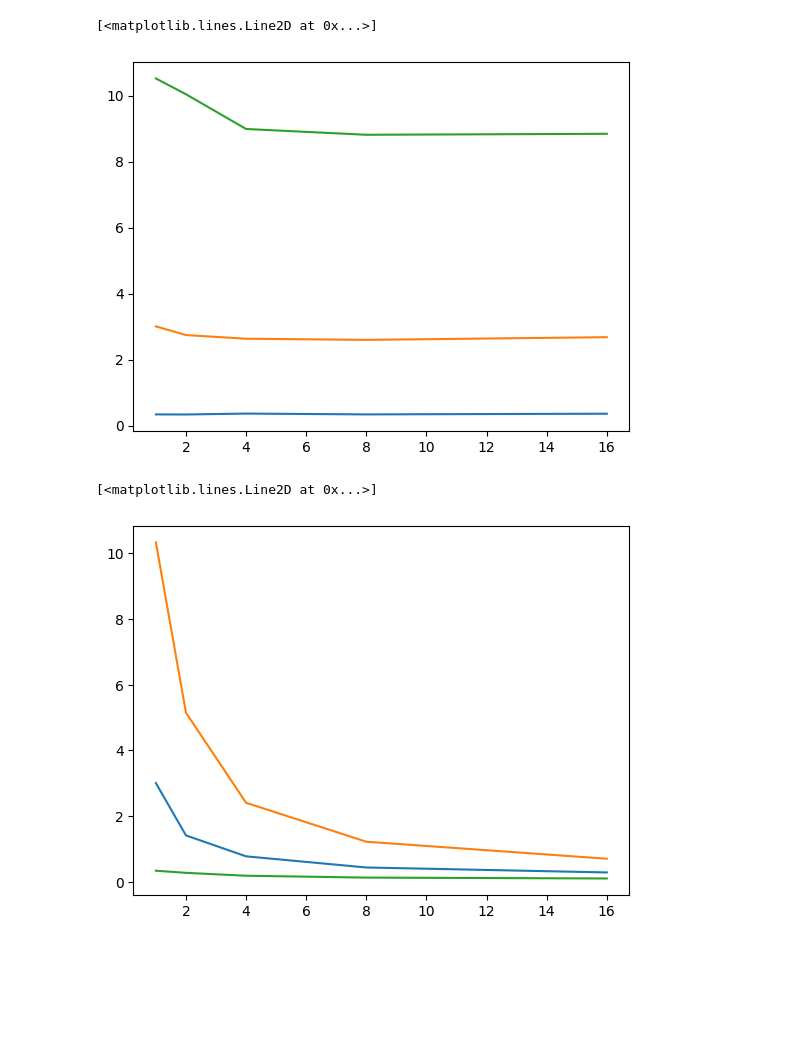
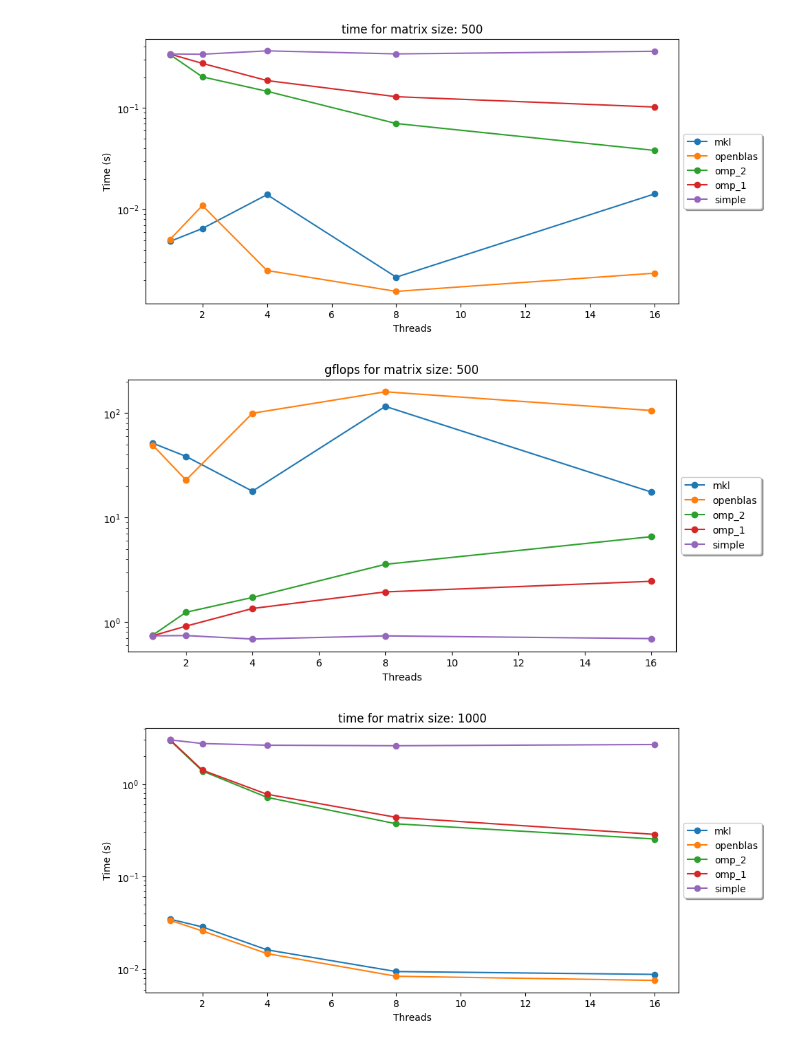
Before and after one commit to MoskalenkoRomanBorisovich/dgemm_omp, a Jupyter notebook: benschmark_results/speed_analisys.ipynb, the cells around one changed output. Saved outputs shown, nothing was run; the diff lists cells and outputs as text; code cells hidden in the pictures; blank space fills up the shorter version.

```diff
--- a/benschmark_results/speed_analisys.ipynb
+++ b/benschmark_results/speed_analisys.ipynb
@@ -141,14 +138,25 @@ plt.plot(threads_arr, res["time"]["openblas"][2])
-# %%
-plt.plot(threads_arr, res["time"]["simple"][0])
-plt.plot(threads_arr, res["time"]["simple"][1])
-plt.plot(threads_arr, res["time"]["simple"][2])
-# %% [output]
-[<matplotlib.lines.Line2D at 0x...>]
-[figure, removed]
-# %%
-plt.plot(threads_arr, res["time"]["omp_1"][1])
-plt.plot(threads_arr, res["time"]["omp_1"][2])
-plt.plot(threads_arr, res["time"]["omp_1"][0])
-# %% [output]
-[<matplotlib.lines.Line2D at 0x...>]
-[figure, removed]
+# %%
+
+for i in range(len(mat_sizes)):
+    for title in res:
+        plt.figure(figsize=(10,5))
+        plt.title(f"{title} for matrix size: {mat_sizes[i]}")
+        plt.xlabel("Threads")
+        if title == "time":
+            plt.ylabel("Time (s)")
+        elif title == "glops":
+            plt.ylabel("GFLOPS")
+        plt.yscale("log")
+        vals_dict = res[title]
+        for key in vals_dict:
+            vals = vals_dict[key]
+
+            plt.plot(threads_arr, vals[i], linestyle='-', marker='o',  label=key)
+
+        plt.legend(loc='center left', bbox_to_anchor=(1, 0.5),
+          ncol=1, fancybox=True, shadow=True)
+        plt.show()
+# %% [output]
+[figure, added]
+[figure, added]
+[figure, added]
```
Also changed, not shown: parts of 7 cells of this notebook.
